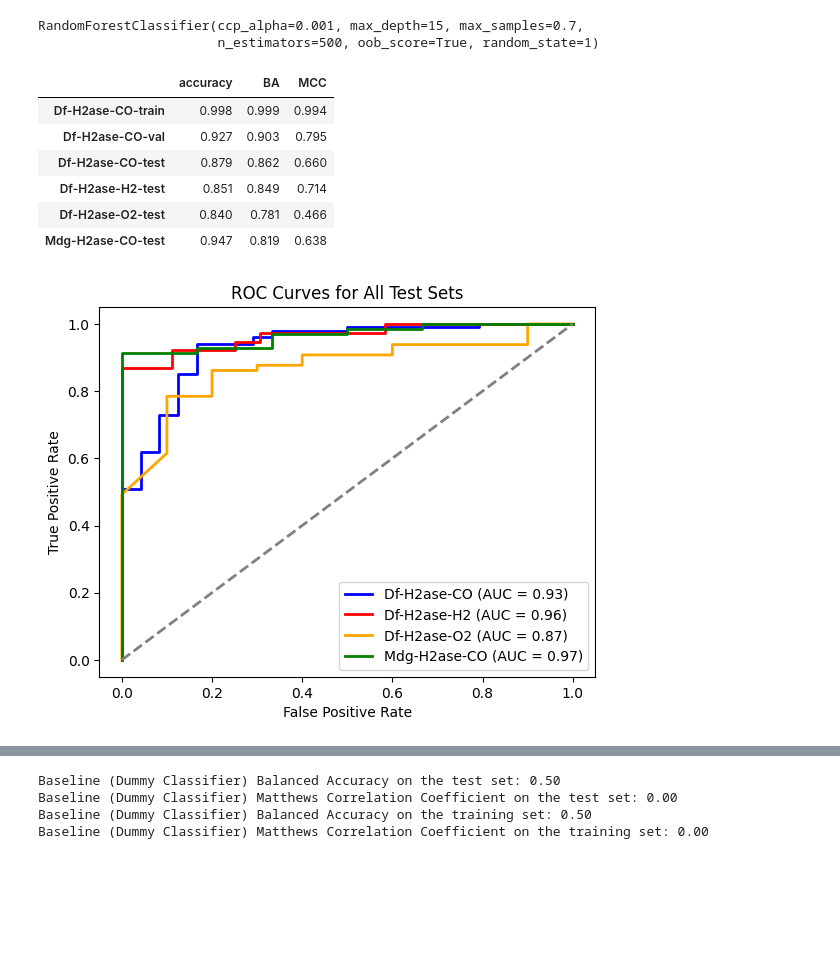
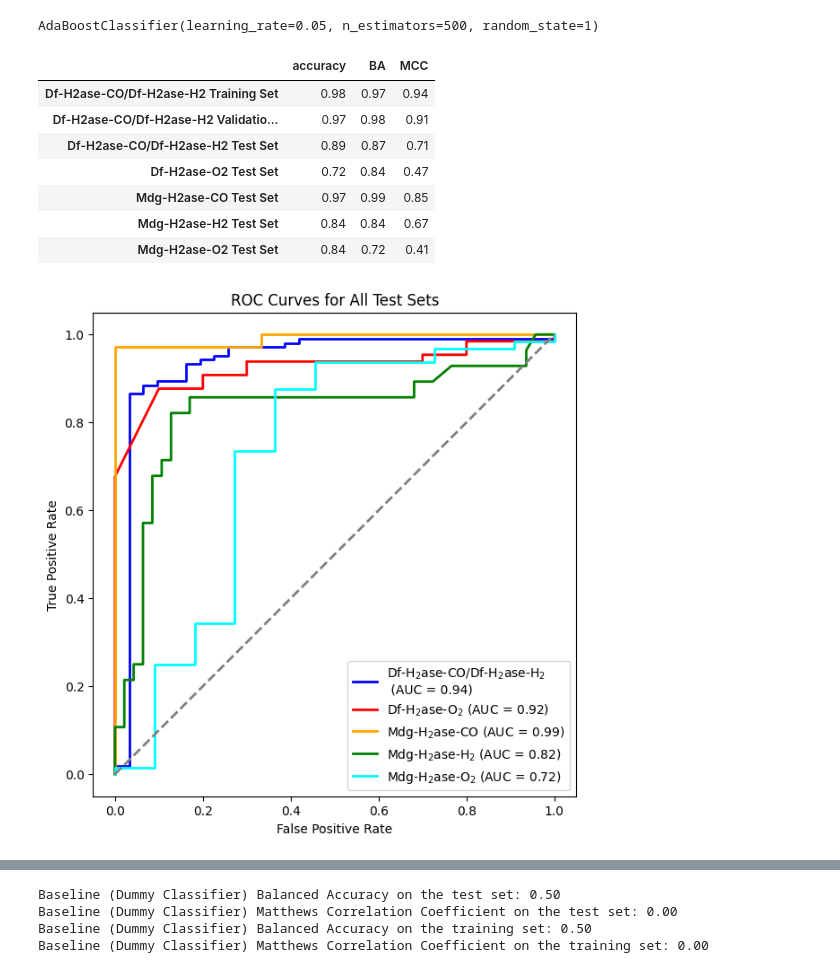
Before and after one commit to FarzinSohraby/PathInHydro, a Jupyter notebook: Training_Test_Binary_Model.ipynb, the cells around one changed output, grey strips where cells are left out. Drawn from its saved outputs; the diff is of its cells as text; code cells hidden in the pictures; blank space fills up the shorter version.

```diff
--- a/Training_Test_Binary_Model.ipynb
+++ b/Training_Test_Binary_Model.ipynb
@@ -60,3 +101,9 @@ y_H2 = data['Binary']  # Target variable
+# %%
+data = pd.read_csv(file_path+'Mdg_H2ase_O2.csv')
+data = data.drop(["Trajectory", "Frame", "Pathway-new"], axis=1)
+
+X_Mdg_O2 = data.drop('Binary', axis=1)  # Features
+y_Mdg_O2 = data['Binary']  # Target variable
 # %%
 # customized function to calculate the predictions and metrics
 def calc_metrics(y, y_pred):
@@ -77,27 +124,27 @@ def plot_heatmap(cm, classes, title, ax=None, adjust_yticks=False):
     if adjust_yticks:
         ax.tick_params(axis='y', rotation=90)
     ax.set_title(title, fontsize=14)
-# %%
-# Train the model with the selected hyperparameters
-rfc = RandomForestClassifier(n_estimators=500, oob_score=True, max_samples=0.7, ccp_alpha=0.001, max_depth=15, random_state=1)
-
-rfc.fit(X_train_resampled, y_train_resampled)
-# %% [output]
-RandomForestClassifier(ccp_alpha=0.001, max_depth=15, max_samples=0.7,
-                       n_estimators=500, oob_score=True, random_state=1)
+# %%
+ada = AdaBoostClassifier(n_estimators=500, learning_rate=0.05, random_state=1)
+
+ada.fit(X_train_resampled, y_train_resampled)
+# %% [output]
+AdaBoostClassifier(learning_rate=0.05, n_estimators=500, random_state=1)
 # %%
 # calculate and display the results
-ds_names = ["Df-H2ase-CO-train", "Df-H2ase-CO-val", "Df-H2ase-CO-test", "Df-H2ase-H2-test", "Df-H2ase-O2-test", "Mdg-H2ase-CO-test"]
-ds_names_formatted = ['Training Set', 'Validation Set', 'Df-H$_2$ase-CO Test Set','Df-H$_2$ase-H$_2$ Test Set', 'Df-H$_2$ase-O$_2$ Test Set','Mdg-H$_2$ase-CO Test Set']
-ds_features = [X_train, X_val, X_test, X_H2, X_O2, X_NewCO]
-ds_target = [y_train, y_val, y_test, y_H2, y_O2, y_NewCO]
+ds_names = ["Df-H$_2$ase-CO/Df-H$_2$ase-H$_2$\nTraining Set", "Df-H$_2$ase-CO/Df-H$_2$ase-H$_2$\nValidation Set", "Df-H$_2$ase-CO/Df-H$_2$ase-H$_2$\nTest ", "Df-H$_2$ase-O$_2$-test", "Mdg-H$_2$ase-CO-test", "Mdg-H$_2$ase-H$_2$-test", "Mdg-H$_2$ase-O$_2$-test"]
+ds_names_formatted = ['Training Set', 'Validation Set', 'Df-H$_2$ase-CO/Df-H$_2$ase-H$_2$\nTest Set', 'Df-H$_2$ase-O$_2$ Test Set','Mdg-H$_2$ase-CO Test Set','Mdg-H$_2$ase-H$_2$ Test Set','Mdg-H$_2$ase-O$_2$ Test Set']
+ds_names_table = ['Df-H2ase-CO/Df-H2ase-H2 Training Set', 'Df-H2ase-CO/Df-H2ase-H2 Validation Set', 'Df-H2ase-CO/Df-H2ase-H2 Test Set', 'Df-H2ase-O2 Test Set','Mdg-H2ase-CO Test Set','Mdg-H2ase-H2 Test Set','Mdg-H2ase-O2 Test Set']
+
+ds_features = [X_train, X_val, X_test, X_O2, X_Mdg_CO, X_Mdg_H2, X_Mdg_O2]
+ds_target = [y_train, y_val, y_test, y_O2, y_Mdg_CO, y_Mdg_H2, y_Mdg_O2]
 
 results_dict = {}
 
 for i in range(len(ds_names)):
-    y_pred = rfc.predict(ds_features[i])
+    y_pred = ada.predict(ds_features[i])
     acc, ba, mcc, cm = calc_metrics(ds_target[i], y_pred)
-    results_dict[ds_names[i]] = [y_pred, acc, ba, mcc, cm]
+    results_dict[ds_names_table[i]] = [y_pred, acc, ba, mcc, cm]
 
 results_df = pd.DataFrame.from_dict(results_dict, orient="index",
                                     columns=["predictions", "accuracy", "BA", "MCC", "CM"])
@@ -105,31 +152,32 @@ results_df = pd.DataFrame.from_dict(results_dict, orient="index",
 display(results_df.loc[:,["accuracy", "BA", "MCC"]])
 # %% [output]
 |  | accuracy | BA | MCC |
-| Df-H2ase-CO-train | 0.998 | 0.999 | 0.994 |
-| Df-H2ase-CO-val | 0.927 | 0.903 | 0.795 |
-| Df-H2ase-CO-test | 0.879 | 0.862 | 0.660 |
-| Df-H2ase-H2-test | 0.851 | 0.849 | 0.714 |
-| Df-H2ase-O2-test | 0.840 | 0.781 | 0.466 |
-| Mdg-H2ase-CO-test | 0.947 | 0.819 | 0.638 |
+| Df-H2ase-CO/Df-H2ase-H2 Training Set | 0.98 | 0.97 | 0.94 |
+| Df-H2ase-CO/Df-H2ase-H2 Validatio... | 0.97 | 0.98 | 0.91 |
+| Df-H2ase-CO/Df-H2ase-H2 Test Set | 0.89 | 0.87 | 0.71 |
+| Df-H2ase-O2 Test Set | 0.72 | 0.84 | 0.47 |
+| Mdg-H2ase-CO Test Set | 0.97 | 0.99 | 0.85 |
+| Mdg-H2ase-H2 Test Set | 0.84 | 0.84 | 0.67 |
+| Mdg-H2ase-O2 Test Set | 0.84 | 0.72 | 0.41 |
 # %%
-roc_fig, ax = plt.subplots(nrows=1, ncols=1)
-colors = [None, None, 'blue', 'red', 'orange', 'green']
+roc_fig, ax = plt.subplots(nrows=1, ncols=1, figsize=(10, 7))
+colors = [None, None, 'blue', 'red', 'orange', 'green', 'cyan']
 
-for i in range(2,6):
-    RocCurveDisplay.from_estimator(rfc, ds_features[i], ds_target[i], pos_label="Primary", ax=ax,
+for i in range(2,7):
+    RocCurveDisplay.from_estimator(ada, ds_features[i], ds_target[i], pos_label="Primary", ax=ax,
                                    name=ds_names[i][:-5], color=colors[i], lw=2)
 
 plt.plot([0, 1], [0, 1], color='grey', lw=2, linestyle='--')
 
 # Adjust limits to add padding around the edges
 plt.xlim([-0.05, 1.05])
 plt.ylim([-0.05, 1.05])
 plt.xlabel('False Positive Rate')
 plt.ylabel('True Positive Rate')
 plt.title('ROC Curves for All Test Sets')
 plt.legend(loc="lower right")
 
-#plt.savefig('ROC-test-All.jpg', dpi=300, format='jpg')
+#plt.savefig(file_path+'ROC-test-All.jpg', dpi=300, format='jpg')
 plt.show()
 # %% [output]
-[figure, old version]
+[figure, new version]
```
Also changed, not shown: parts of 11 cells of this notebook, 1 other file.
